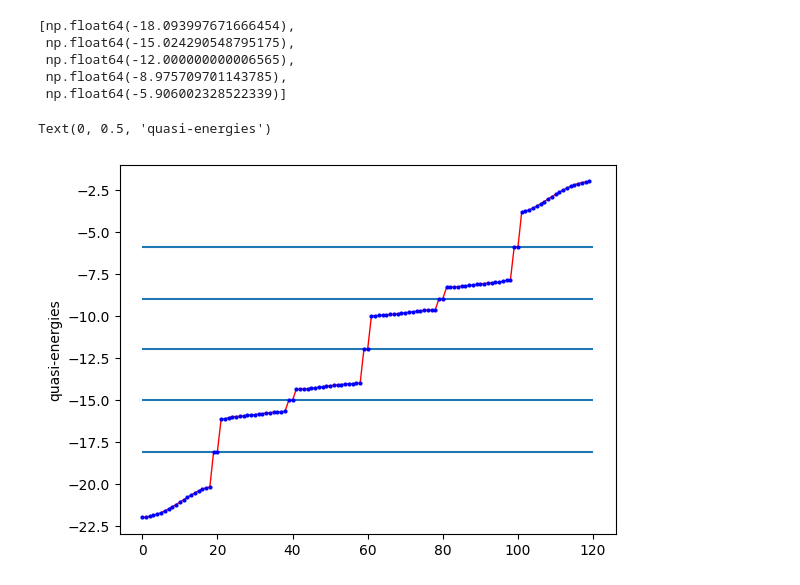
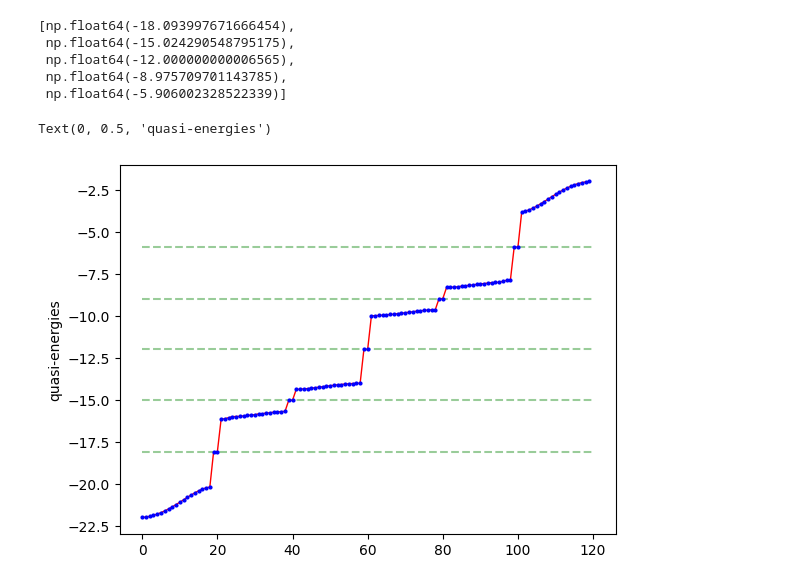
Before and after one commit to shellpwner/drivenSSH, a Jupyter notebook: drivenSSH.ipynb, the cells around one changed output. Cells and saved outputs as stored; diff of their text form; code cells hidden in the pictures.

```diff
--- a/drivenSSH.ipynb
+++ b/drivenSSH.ipynb
@@ -326,7 +326,7 @@ np.float64(-14.006047825185886)
 # %%
 bulkmodes = []
 for i in range(len(eig)-1):
-    if (np.abs(eig[i] - eig[i+1] ) < 1e-4):
+    if (np.abs(eig[i] - eig[i+1] ) < 1e-5):
         bulkmodes.append(eig[i])
 # %%
 bulkmodes
@@ -338,10 +338,10 @@ bulkmodes
  np.float64(-5.906002328522339)]
 # %%
 fig, ax = plt.subplots(1)
-ax.hlines(y=bulkmodes, xmin=0, xmax=120, color = 'green', lines)
+ax.hlines(y=bulkmodes, xmin=0, xmax=120, color = 'green', linestyle='--', alpha=0.4)
 ax.plot(eig, 'r-', linewidth=1)
 ax.plot(eig, 'bo', markersize=2)
 plt.ylabel('quasi-energies')
 # %% [output]
 Text(0, 0.5, 'quasi-energies')
-[figure, old version]
+[figure, new version]
```
